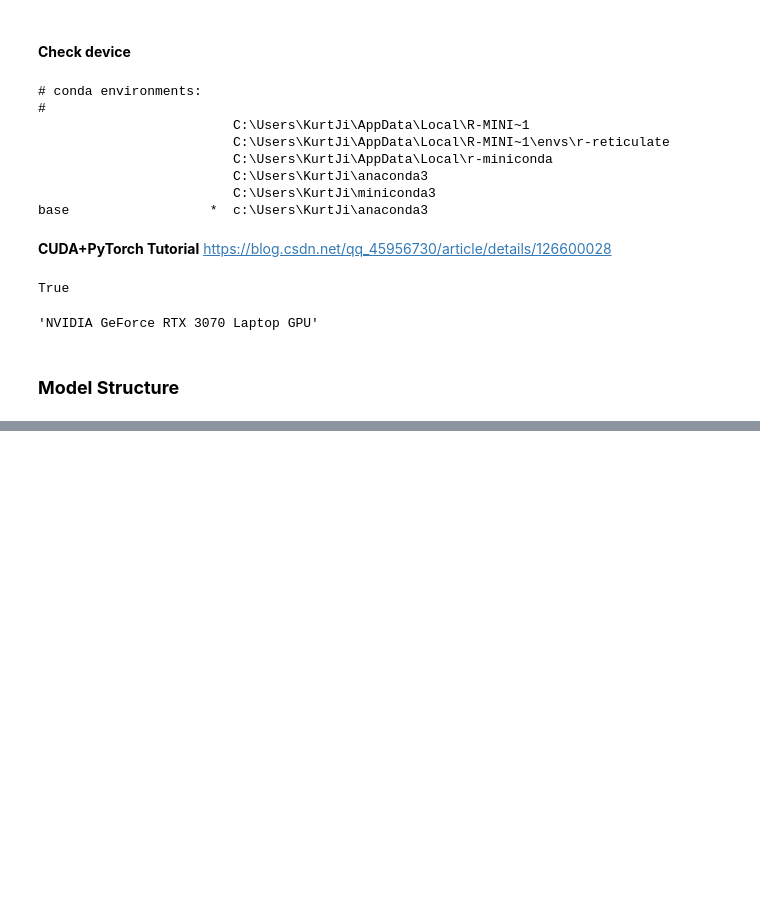
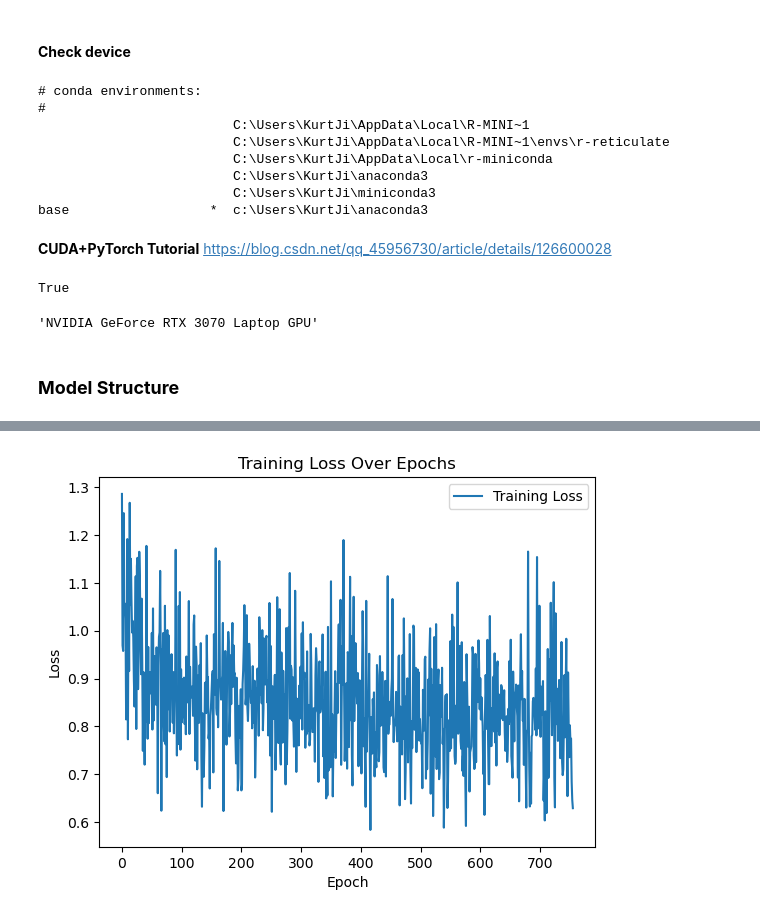
Before and after one commit to kurt980/Image, a Jupyter notebook: SimpleCNN_sample.ipynb, the cells around one changed output, grey strips where cells are left out. Cells and saved outputs as stored; diff of their text form; code cells hidden in the pictures; blank space fills up the shorter version.

Commit message:
finished training both sample and full CNN

```diff
--- a/SimpleCNN_sample.ipynb
+++ b/SimpleCNN_sample.ipynb
@@ -322,8 +310,8 @@ mbra_data_class = MbraDataset(df = mbra_df_class,
                                                ToTensor()
                                            ]))
 
-for i, sample in enumerate(mbra_data_class):
-    print(i, sample['image'].size(), sample['label'])
+# for i, sample in enumerate(mbra_data_class):
+#     print(i, sample['image'].size(), sample['label'])
 
-    if i == 5:
-        break
+#     if i == 5:
+#         break
@@ -355,9 +336,9 @@ for i, sample in enumerate(train_dataset):
 5 torch.Size([3, 256, 256]) 1
 # %%
-train_loader = DataLoader(train_dataset, batch_size=256,
+train_loader = DataLoader(train_dataset, batch_size=batch_size,
                         shuffle=True, num_workers=0)
 
-test_loader = DataLoader(test_dataset, batch_size=256//2,
+test_loader = DataLoader(test_dataset, batch_size=batch_size//2,
                         shuffle=False, num_workers=0)
 # %%
 len(train_loader)
@@ -558,11 +571,20 @@ SimpleCNN(
 dtype = torch.FloatTensor
 dtype = torch.cuda.FloatTensor
 # %%
-num_epochs = 8
+num_epochs = 12
 # %%
+import time
+
+# Record the start time
+start_time = time.time()
+
 # Train the model
 total_step = len(train_loader)
-print(total_step)
+print('# of batches', total_step)
+
+# record loss
+losses = []
+
 for epoch in range(num_epochs):
     for i, batch in enumerate(train_loader):  # replace 'data_loader' with your actual DataLoader
         images = batch['image']
@@ -577,6 +599,7 @@ for epoch in range(num_epochs):
         # Forward pass
         outputs = model(images)
         loss = criterion(outputs, labels)
+        losses.append(loss)
 
         # Backward and optimize
         optimizer.zero_grad()
@@ -586,4 +609,11 @@ for epoch in range(num_epochs):
         if (i+1) % 1 == 0:
             print ('Epoch [{}/{}], Step [{}/{}], Loss: {:.4f}'
                    .format(epoch+1, num_epochs, i+1, total_step, loss.item()))
+
+
+# Record the end time
+end_time = time.time()
+elapsed_time = end_time - start_time
+
+print(f"Elapsed time: {elapsed_time} seconds")
 # %% [output]
@@ -648 +690,13 @@ print(torch.cuda.memory_summary(device=None, abbreviated=False))
 |===========================================================================|
+# %%
+import matplotlib.pyplot as plt
+
+# Plotting
+plt.plot(list(losses), label='Training Loss')
+plt.xlabel('Epoch')
+plt.ylabel('Loss')
+plt.title('Training Loss Over Epochs')
+plt.legend()
+plt.show()
+# %% [output]
+[figure, added]
```
Also changed, not shown: parts of 19 cells of this notebook, 2 other files.
